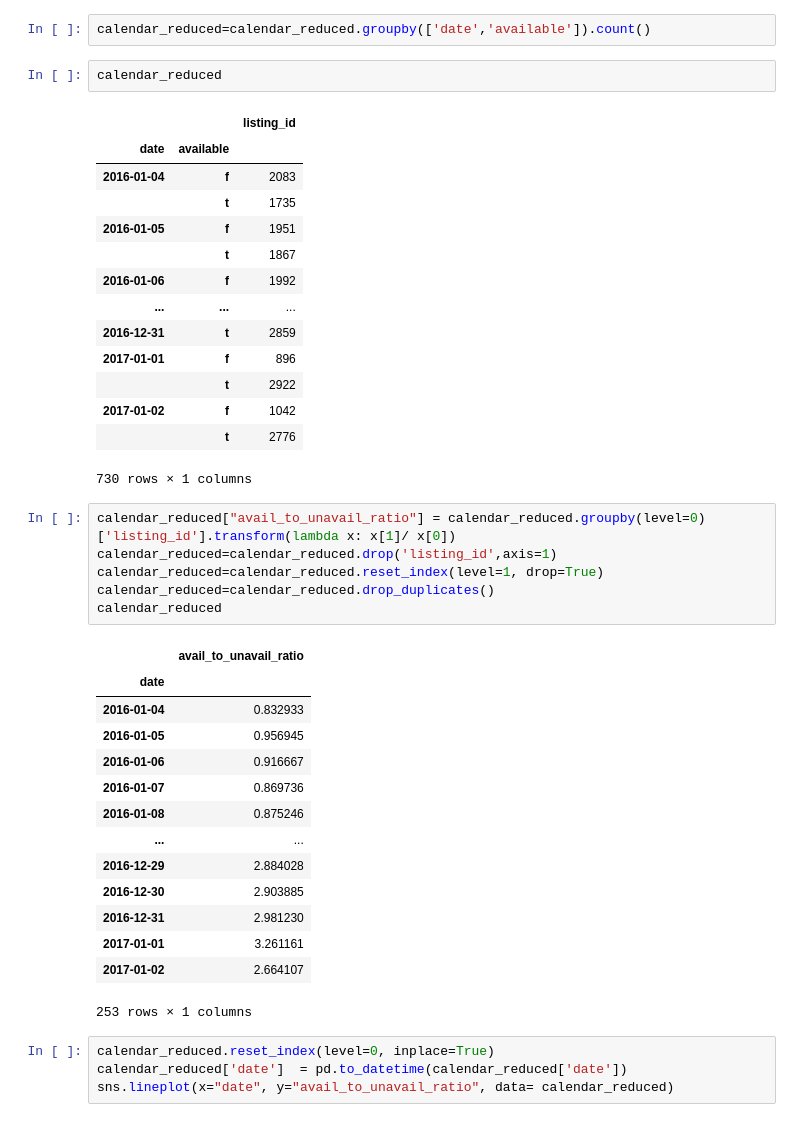
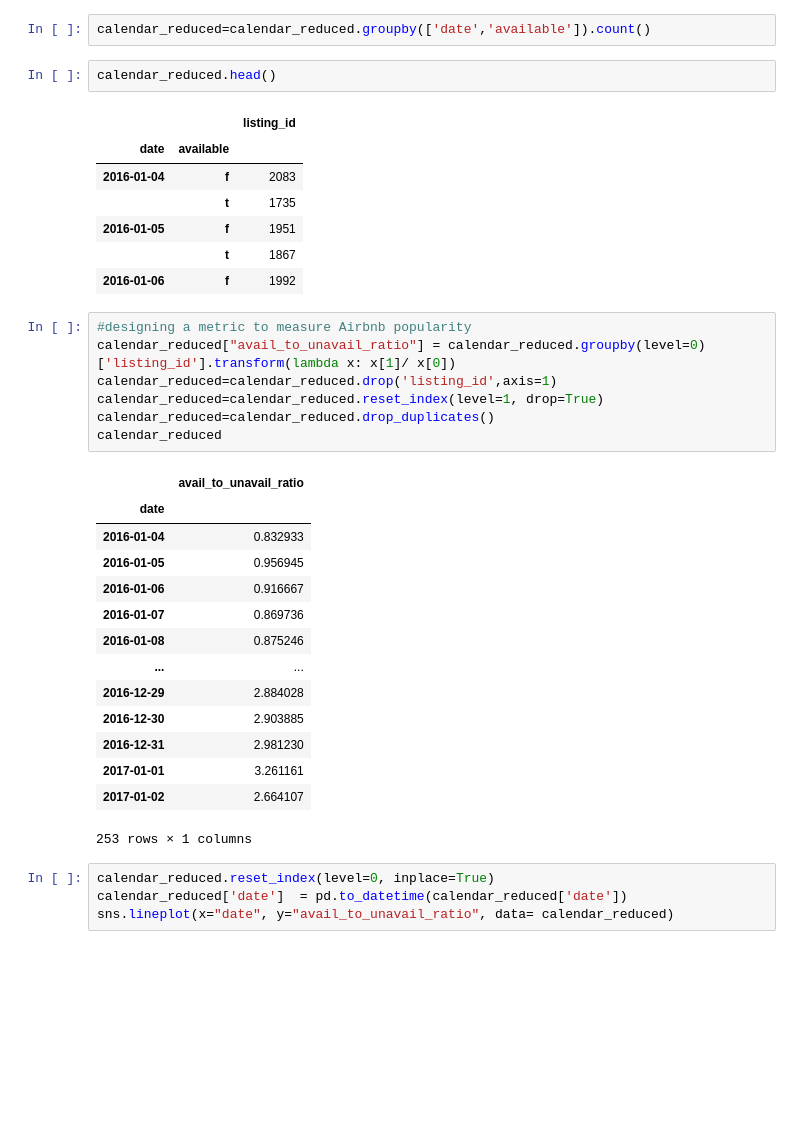
Before and after one commit to jonyhua/DS-Nanodegree-Project1-Blogpost, a Jupyter notebook: Project 1 - Airbnb Seattle - Jony Hua.ipynb, the cells around one changed output. Drawn from its saved outputs; the diff is of its cells as text; blank space fills up the shorter version.

```diff
--- a/Project 1 - Airbnb Seattle - Jony Hua.ipynb
+++ b/Project 1 - Airbnb Seattle - Jony Hua.ipynb
@@ -86,23 +92,17 @@ calendar_reduced=calendar.drop(['price'],axis=1)
 # %%
 calendar_reduced=calendar_reduced.groupby(['date','available']).count()
 # %%
-calendar_reduced
+calendar_reduced.head()
 # %% [output]
 |  |  | listing_id |
 | date | available |  |
 | 2016-01-04 | f | 2083 |
 |  | t | 1735 |
 | 2016-01-05 | f | 1951 |
 |  | t | 1867 |
 | 2016-01-06 | f | 1992 |
-| ... | ... | ... |
-| 2016-12-31 | t | 2859 |
-| 2017-01-01 | f | 896 |
-|  | t | 2922 |
-| 2017-01-02 | f | 1042 |
-|  | t | 2776 |
-730 rows × 1 columns
 # %%
+#designing a metric to measure Airbnb popularity
 calendar_reduced["avail_to_unavail_ratio"] = calendar_reduced.groupby(level=0)['listing_id'].transform(lambda x: x[1]/ x[0])
 calendar_reduced=calendar_reduced.drop('listing_id',axis=1)
 calendar_reduced=calendar_reduced.reset_index(level=1, drop=True)
```
Also changed, not shown: parts of 63 cells of this notebook, 1 other file.
